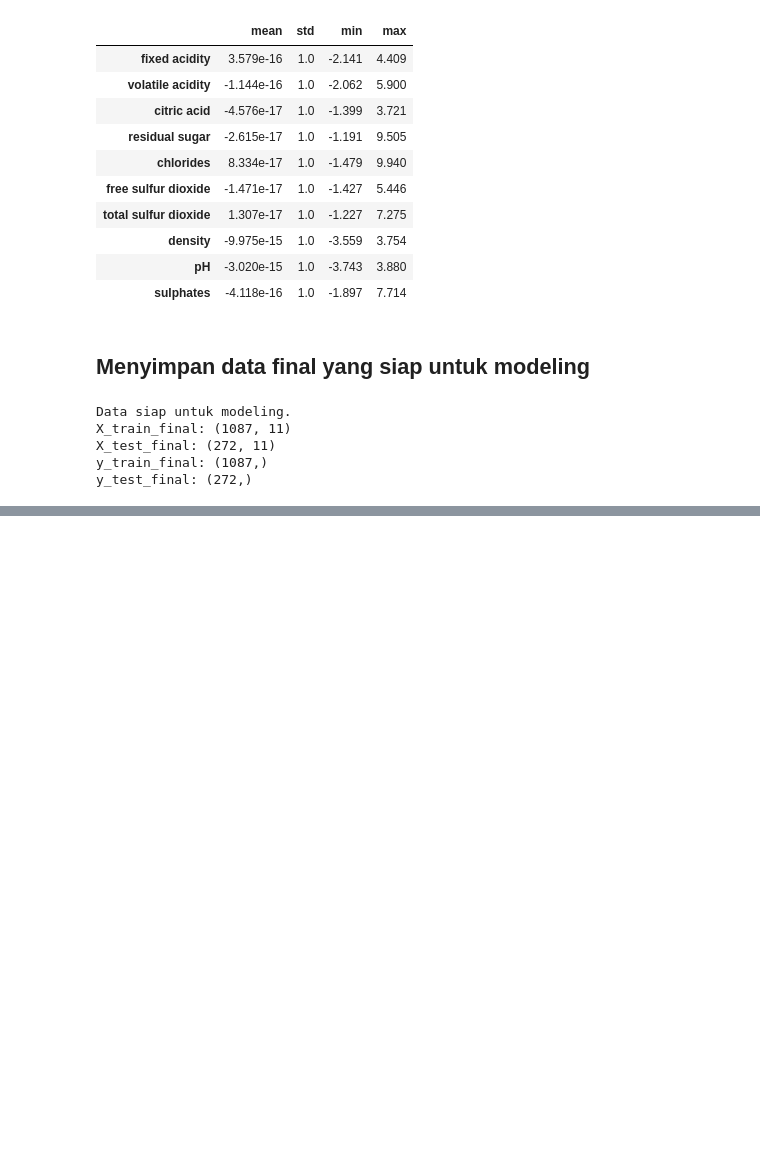
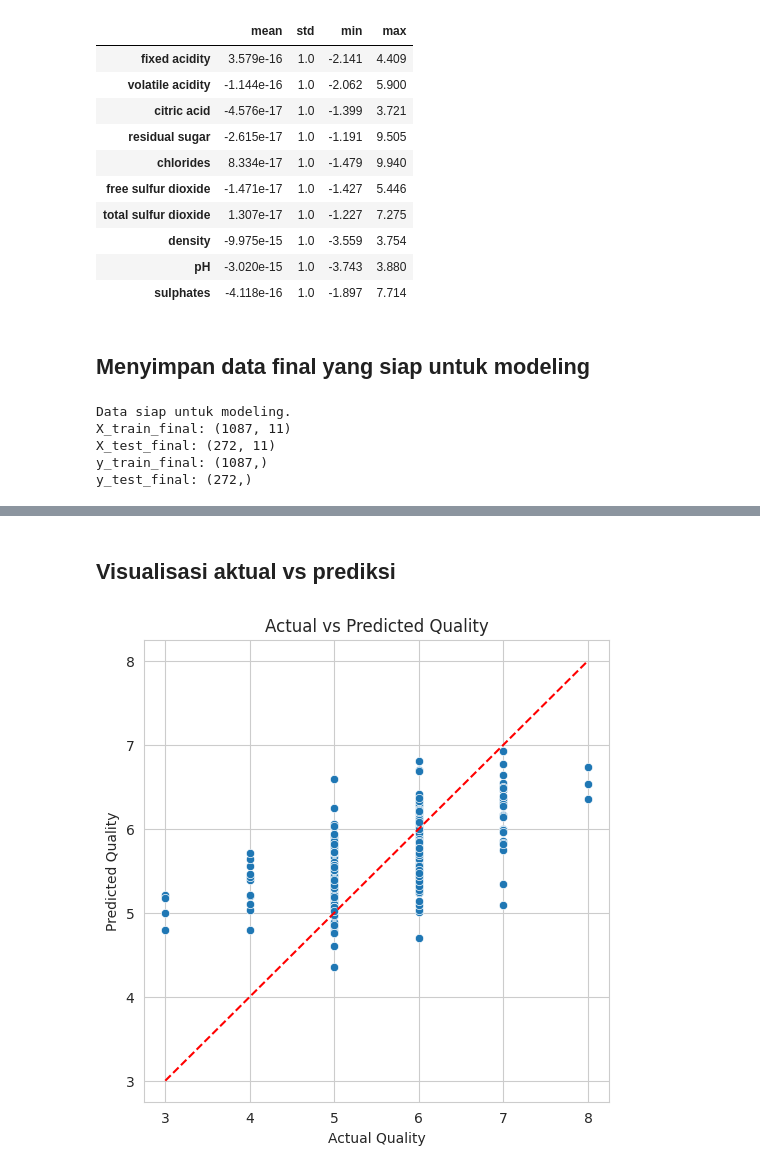
Before and after one commit to r021n/simple-machine-learing, a Jupyter notebook: Wine_Quality_Prediction.ipynb, the cells around one changed output, grey strips where cells are left out. Saved outputs shown, nothing was run; the diff lists cells and outputs as text; code cells hidden in the pictures; blank space fills up the shorter version.

Commit message:
Add baseline linear regression model and evaluation metrics

```diff
--- a/Wine_Quality_Prediction.ipynb
+++ b/Wine_Quality_Prediction.ipynb
@@ -522,0 +532,4 @@ y_test_final: (272,)
+# %%
+baseline_model = LinearRegression()
+baseline_model.fit(X_train_final, y_train_final)
+print("Baseline model berhasil dilatih")
@@ -522,0 +540,6 @@ y_test_final: (272,)
+# %%
+y_train_pred = baseline_model.predict(X_train_final)
+y_test_pred = baseline_model.predict(X_test_final)
+
+print("Contoh prediksi train:", y_train_pred[:5])
+print("Contoh prediksi test:", y_test_pred[:5])
@@ -522,0 +612,16 @@ y_test_final: (272,)
+# %% [markdown]
+## Visualisasi aktual vs prediksi
+# %%
+plt.figure(figsize=(6, 6))
+sns.scatterplot(x=y_test_final, y=y_test_pred)
+plt.xlabel("Actual Quality")
+plt.ylabel("Predicted Quality")
+plt.title("Actual vs Predicted Quality")
+
+min_val = min(y_test_final.min(), y_test_pred.min())
+max_val = max(y_test_final.max(), y_test_pred.max())
+plt.plot([min_val, max_val], [min_val, max_val], color="red", linestyle="--")
+
+plt.show()
+# %% [output]
+[figure, added]
```
Also changed, not shown: parts of 19 cells of this notebook.
